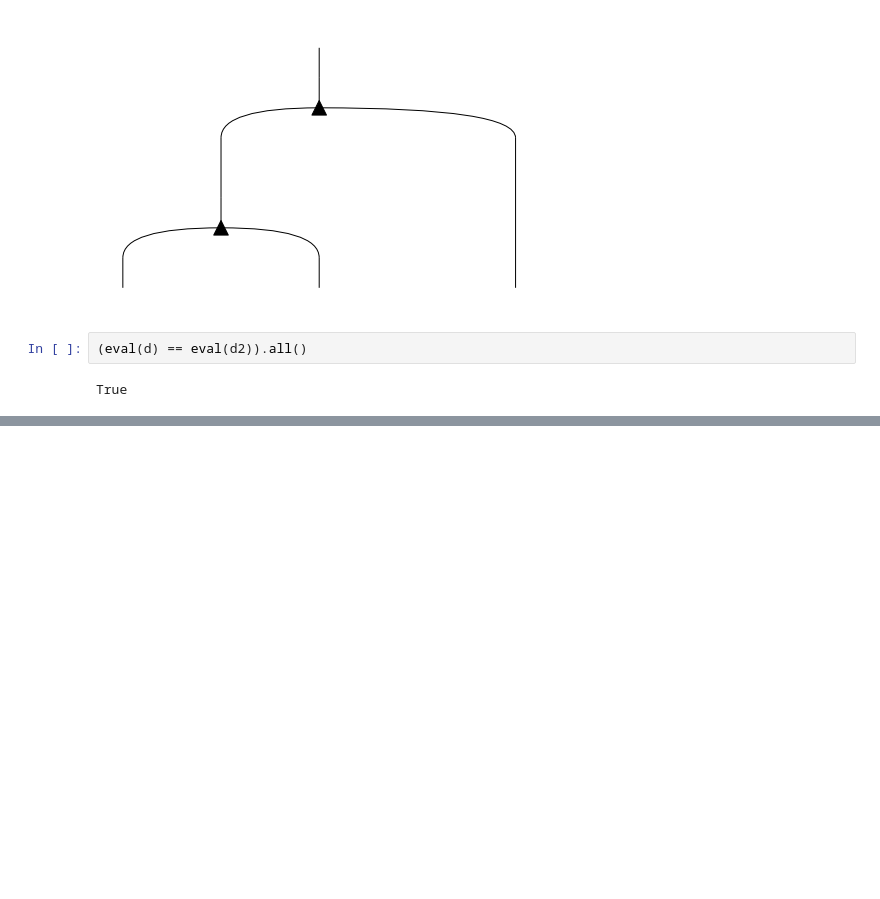
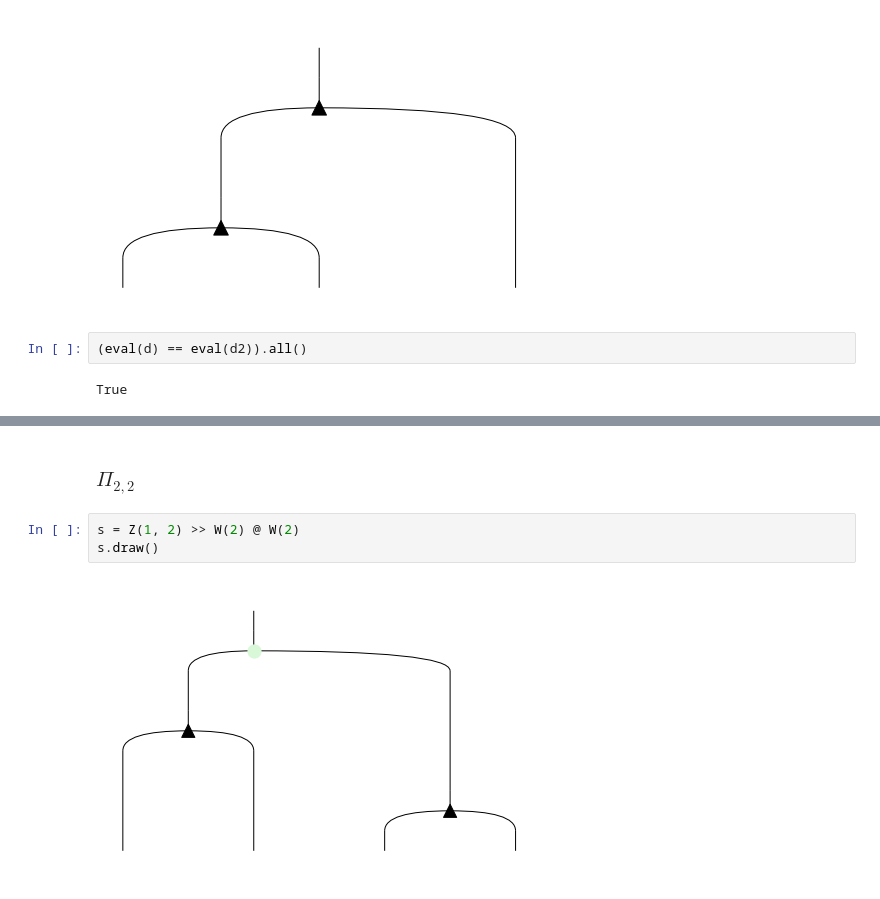
Before and after one commit to edwinagnew/zxw-diagrams, a Jupyter notebook: disco_w.ipynb, the cells around one changed output, grey strips where cells are left out. Cells and saved outputs as stored; diff of their text form; blank space fills up the shorter version.

```diff
--- a/disco_w.ipynb
+++ b/disco_w.ipynb
@@ -80,0 +105,7 @@ True
+# %% [markdown]
+### $\Pi_{2,2}$
+# %%
+s = Z(1, 2) >> W(2) @ W(2)
+s.draw()
+# %% [output]
+[figure, added]
```
Also changed, not shown: parts of 17 cells of this notebook, 2 other files.
